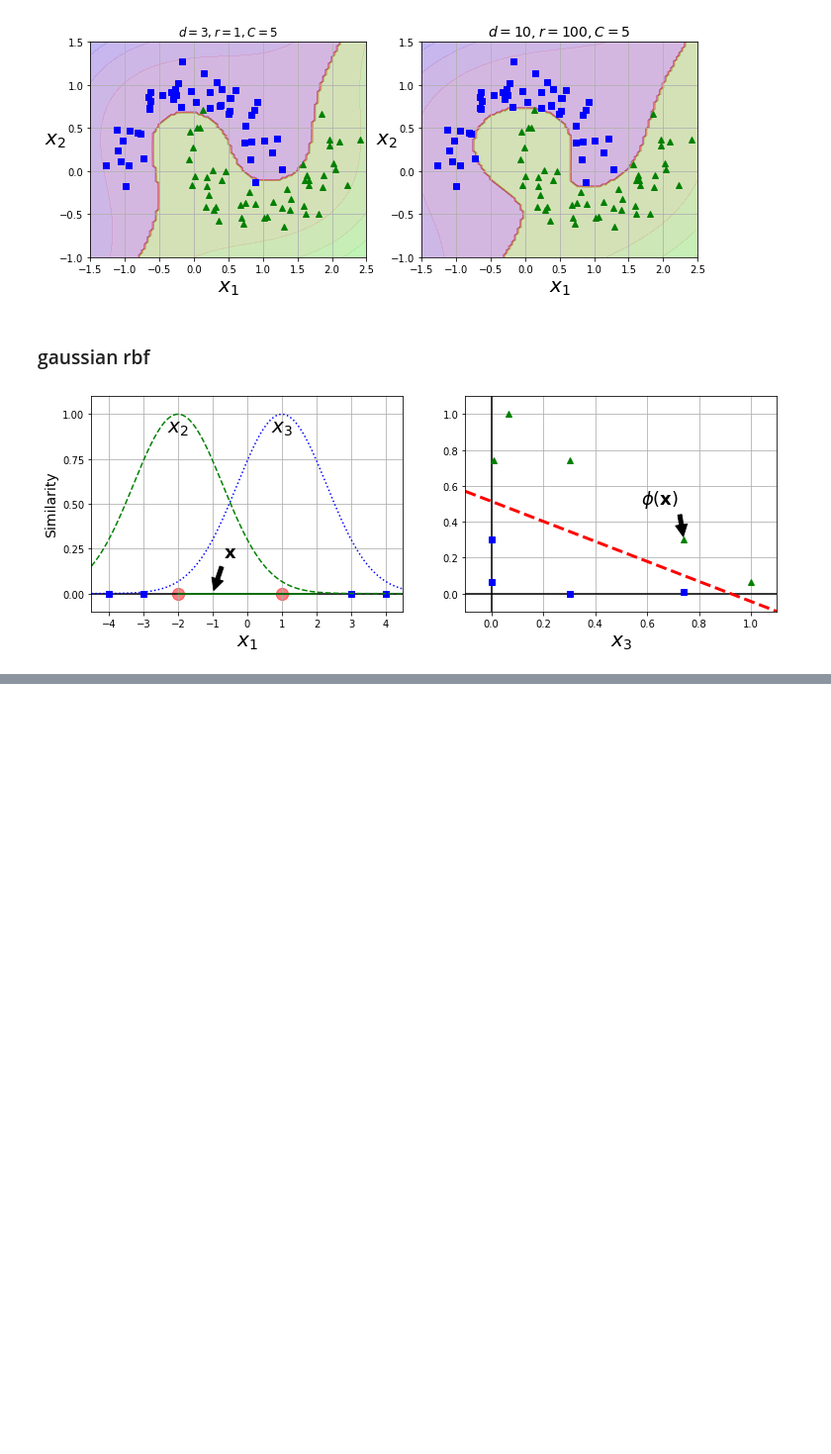
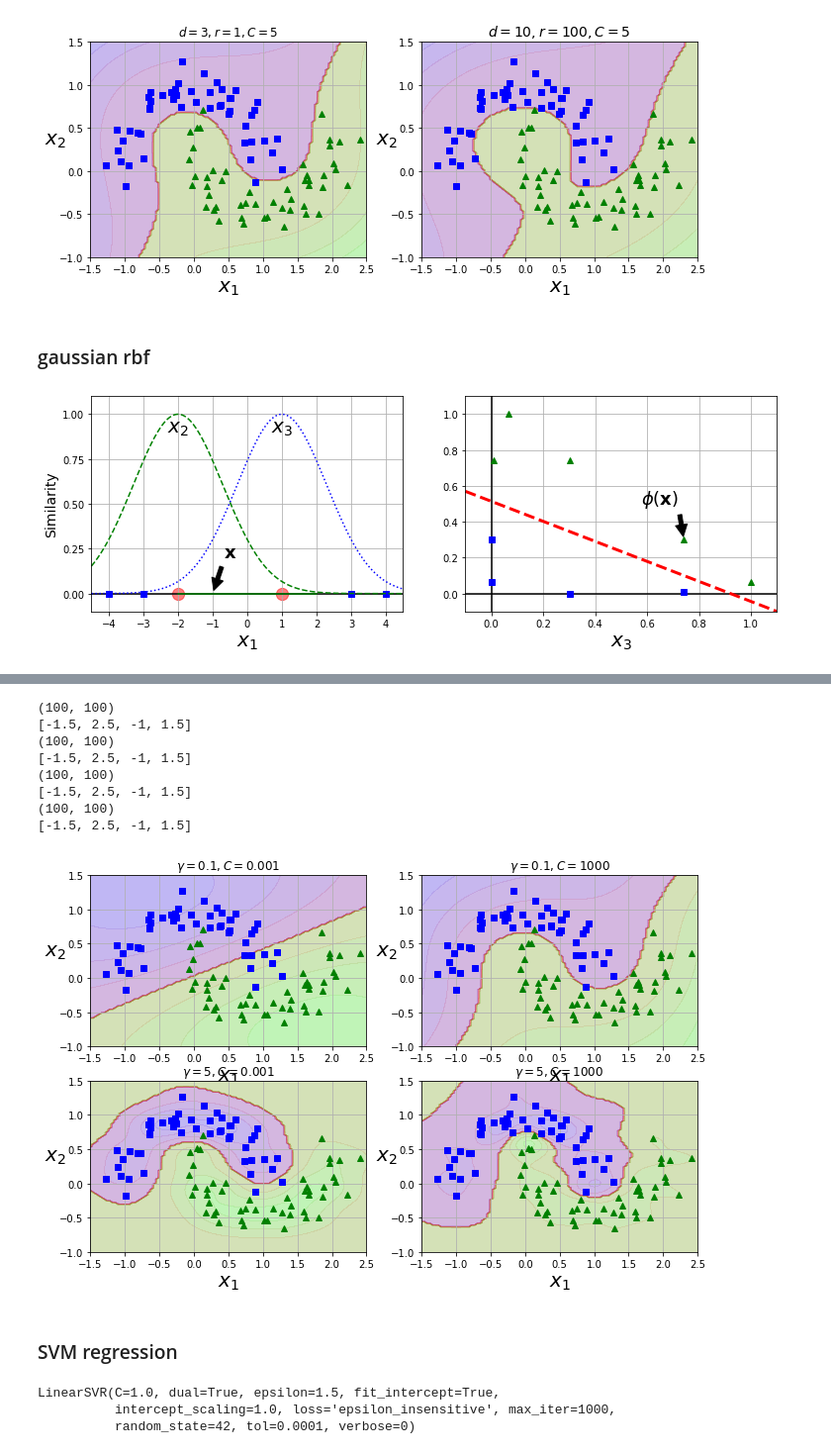
Before and after one commit to fanbyprinciple/hands_on_ml, a Jupyter notebook: chapter_5/svm.ipynb, the cells around one changed output, grey strips where cells are left out. Shown at 99% size. Saved outputs shown, nothing was run; the diff lists cells and outputs as text; code cells hidden in the pictures; blank space fills up the shorter version.

```diff
--- a/chapter_5/svm.ipynb
+++ b/chapter_5/svm.ipynb
@@ -574,0 +587,7 @@ plt.show()
+# %%
+rbf_kernel_svm_clf = Pipeline([
+    ("scaler", StandardScaler()),
+    ("svm_clf", SVC(kernel="rbf", gamma=5, C=0.001))
+])
+
+rbf_kernel_svm_clf.fit(X,y)
@@ -574,0 +605,39 @@ plt.show()
+# %%
+from sklearn.svm import SVC
+
+gamma1, gamma2 = 0.1, 5
+C1, C2 = 0.001, 1000
+hyperparams = (gamma1,C1),(gamma1, C2), (gamma2, C1), (gamma2, C2)
+
+svm_clfs = []
+
+for gamma, C in hyperparams:
+    rbf_kernel_svm_clf = Pipeline([
+        ("scaler", StandardScaler()),
+        ("svm_clf",SVC(kernel="rbf", gamma=gamma, C=C))
+    ])
+    rbf_kernel_svm_clf.fit(X,y)
+    svm_clfs.append(rbf_kernel_svm_clf)
+
+plt.figure(figsize=(11,7))
+
+for i, svm_clf in enumerate(svm_clfs):
+    plt.subplot(221 + i)
+    plot_predictions(svm_clf, [-1.5, 2.5,-1, 1.5])
+    plot_dataset(X, y, [-1.5,2.5,-1,1.5])
+    gamma,C = hyperparams[i]
+    plt.title(r"$\gamma = {},C = {}$".format(gamma,C))
+
+plt.show()
+# %% [output]
+(100, 100)
+[-1.5, 2.5, -1, 1.5]
+(100, 100)
+[-1.5, 2.5, -1, 1.5]
+(100, 100)
+[-1.5, 2.5, -1, 1.5]
+(100, 100)
+[-1.5, 2.5, -1, 1.5]
+[figure, added]
+# %% [markdown]
+### SVM regression
@@ -574,0 +649,10 @@ plt.show()
+# %%
+# simple import
+from sklearn.svm import LinearSVR
+
+svm_reg = LinearSVR(epsilon=1.5, random_state=42)
+svm_reg.fit(X,y)
+# %% [output]
+LinearSVR(C=1.0, dual=True, epsilon=1.5, fit_intercept=True,
+          intercept_scaling=1.0, loss='epsilon_insensitive', max_iter=1000,
+          random_state=42, tol=0.0001, verbose=0)
```
Also changed, not shown: parts of 19 cells of this notebook, 8 other files.
